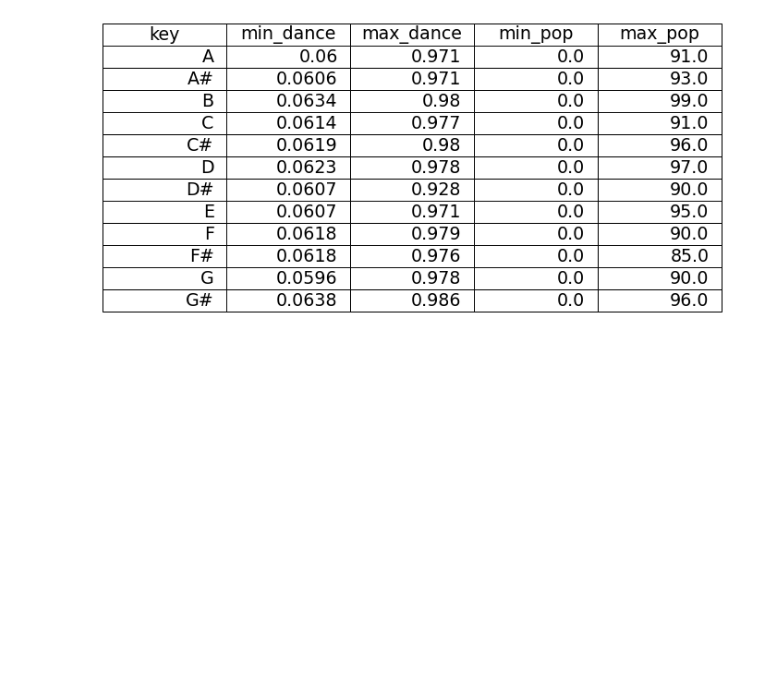
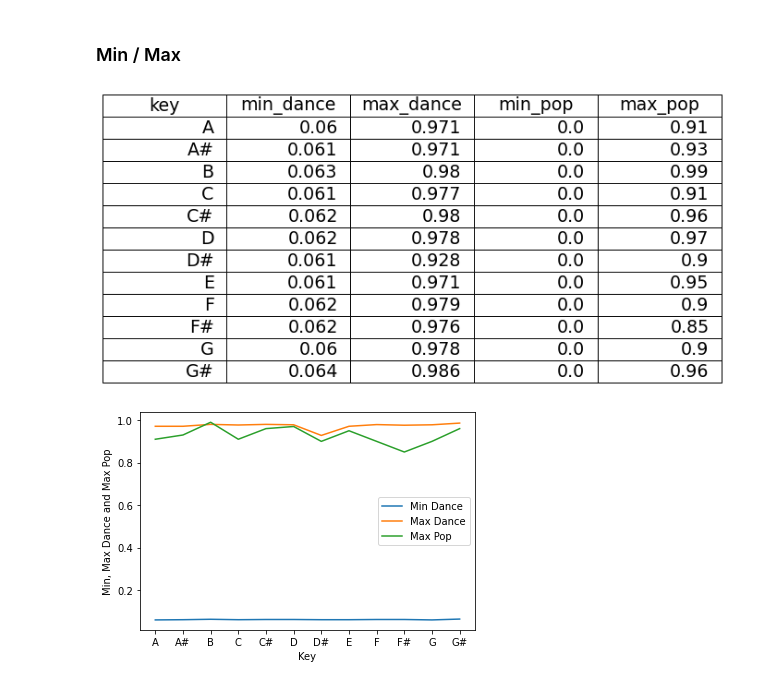
Before and after one commit to dynamoRando/music_genre, a Jupyter notebook: music.ipynb, the cells around one changed output. Cells and saved outputs as stored; diff of their text form; code cells hidden in the pictures; blank space fills up the shorter version.

```diff
--- a/music.ipynb
+++ b/music.ipynb
@@ -142,35 +116,47 @@ Looking at min, max, and average for every key.
+# %% [markdown]
+### Min / Max
 # %%
 import pandas as pd
 import matplotlib.pyplot as plt
 
 # grab danceability, popularity, and key from the table we just created
-query = """SELECT
+query = """
+        SELECT
             key,
-            MIN(danceability) min_dance,
-            MAX(danceability) max_dance,
-            MIN(popularity) min_pop,
-            MAX(popularity) max_pop
+            ROUND(MIN(danceability), 3) min_dance,
+            ROUND(MAX(danceability), 3) max_dance,
+            ROUND(MIN(popularity), 3) min_pop,
+            ROUND(MAX(popularity) * 0.01, 3) max_pop
         FROM
             music
         WHERE
             danceability IS NOT NULL
         AND
             popularity IS NOT NULL
         GROUP BY
             key"""
 
 # print(pd.read_sql_query(query, conn))
 df = pd.read_sql(query, conn)
 
 # https://www.statology.org/matplotlib-table/
 fig, ax = plt.subplots()
 fig.patch.set_visible(False)
 ax.axis('off')
 ax.axis('tight')
 
 table = ax.table(cellText=df.values, colLabels=df.columns, loc='center')
 table.set_fontsize(20)
 table.scale(2, 2)
 plt.show()
+
+plt.plot(df['key'].tolist(), df['min_dance'].tolist())
+plt.plot(df['key'].tolist(), df['max_dance'].tolist())
+plt.plot(df['key'].tolist(), df['max_pop'].tolist())
+plt.xlabel("Key")
+plt.ylabel("Min, Max Dance and Max Pop")
+plt.legend(["Min Dance","Max Dance", "Max Pop"])
+plt.show()
 # %% [output]
-[figure, old version]
+[figure, new version]
+[figure, added]
```
Also changed, not shown: parts of 15 cells of this notebook.
